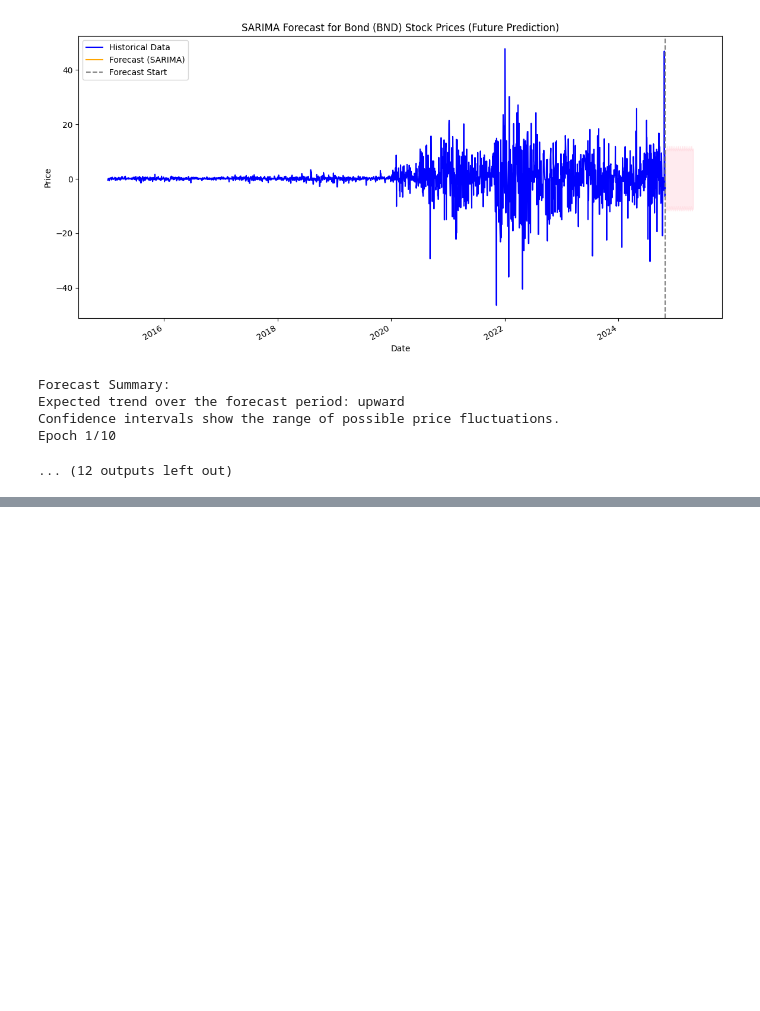
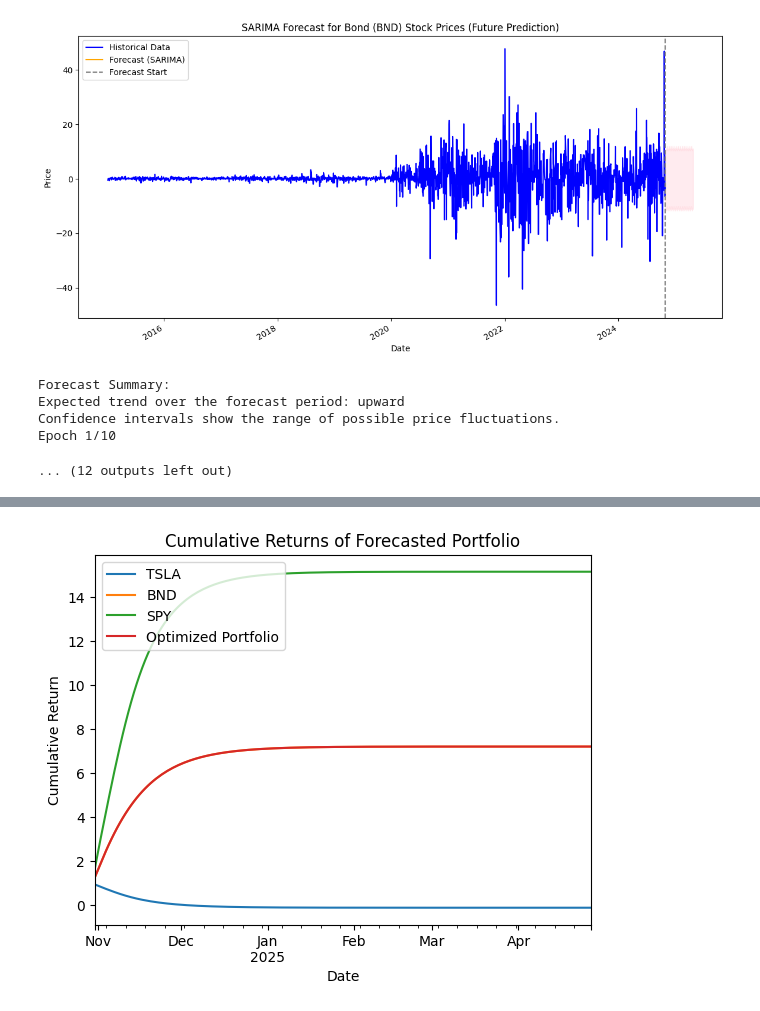
Before and after one commit to NaimaT15/time-series-forecasting-model-to-support-portfolio-optimization-for-GMF-Investments, a Jupyter notebook: notebooks/financial_analysis.ipynb, the cells around one changed output, grey strips where cells are left out. Drawn from its saved outputs; the diff is of its cells as text; code cells hidden in the pictures; blank space fills up the shorter version.

Commit message:
Portfolio Optimization

```diff
--- a/notebooks/financial_analysis.ipynb
+++ b/notebooks/financial_analysis.ipynb
@@ -437,3 +437,83 @@ Expected trend over the forecast period: upward
 Confidence intervals show the range of possible price fluctuations.
 Epoch 1/10
 ... (12 outputs left out)
+# %%
+import pandas as pd
+import numpy as np
+import matplotlib.pyplot as plt
+from scipy.optimize import minimize
+
+# Load forecasted data (assuming it’s saved from Task 3 as forecast_df)
+forecast_df = pd.DataFrame({
+    'TSLA': tsla_forecasted_prices,
+    'BND': bnd_forecasted_prices,
+    'SPY': spy_forecasted_prices
+})
+
+# Calculate Daily Returns
+daily_returns = forecast_df.pct_change().dropna()
+
+# Calculate Annualized Return (using average daily return * 252 trading days)
+annual_returns = daily_returns.mean() * 252
+
+# Covariance Matrix for Daily Returns (annualized)
+cov_matrix = daily_returns.cov() * 252
+
+# Define initial portfolio weights
+initial_weights = np.array([1/3, 1/3, 1/3])  # Equal allocation to start
+
+# Function to calculate portfolio metrics
+def portfolio_performance(weights, returns, cov_matrix):
+    port_return = np.dot(weights, returns)  # Expected portfolio return
+    port_volatility = np.sqrt(np.dot(weights.T, np.dot(cov_matrix, weights)))  # Portfolio risk
+    sharpe_ratio = port_return / port_volatility  # Sharpe Ratio
+    return port_return, port_volatility, sharpe_ratio
+
+# Objective function: Negative Sharpe Ratio (for minimization)
+def neg_sharpe_ratio(weights, returns, cov_matrix):
+    return -portfolio_performance(weights, returns, cov_matrix)[2]
+
+# Constraints: Weights sum to 1
+constraints = ({'type': 'eq', 'fun': lambda weights: np.sum(weights) - 1})
+# Bounds: Weights between 0 and 1
+bounds = tuple((0, 1) for _ in range(len(initial_weights)))
+
+# Optimization to maximize Sharpe Ratio
+optimal_results = minimize(neg_sharpe_ratio, initial_weights, args=(annual_returns, cov_matrix),
+                           method='SLSQP', bounds=bounds, constraints=constraints)
+
+# Optimal weights and portfolio performance
+optimal_weights = optimal_results.x
+opt_return, opt_volatility, opt_sharpe = portfolio_performance(optimal_weights, annual_returns, cov_matrix)
+
+# Value at Risk (VaR) calculation for Tesla at 95% confidence
+confidence_level = 0.95
+var_tsla = np.percentile(daily_returns['TSLA'], (1 - confidence_level) * 100)
+
+# Display Portfolio Metrics
+print("Optimal Portfolio Weights:", optimal_weights)
+print("Expected Portfolio Return:", opt_return)
+print("Portfolio Volatility (Risk):", opt_volatility)
+print("Sharpe Ratio:", opt_sharpe)
+print("95% Value at Risk for Tesla:", var_tsla)
+
+# Cumulative Returns Chart
+forecast_cumulative_returns = (daily_returns + 1).cumprod()
+forecast_cumulative_returns['Portfolio'] = (daily_returns @ optimal_weights + 1).cumprod()
+
+plt.figure(figsize=(12, 8))
+forecast_cumulative_returns.plot()
+plt.title('Cumulative Returns of Forecasted Portfolio')
+plt.xlabel('Date')
+plt.ylabel('Cumulative Return')
+plt.legend(['TSLA', 'BND', 'SPY', 'Optimized Portfolio'])
+plt.show()
+
+# Summary
+print("Summary of Portfolio Optimization:")
+print(" - Expected Annual Return:", opt_return)
+print(" - Portfolio Volatility:", opt_volatility)
+print(" - Sharpe Ratio:", opt_sharpe)
+print(" - Optimal Allocation:", dict(zip(forecast_df.columns, optimal_weights)))
+print(" - Value at Risk (95% Confidence) for TSLA:", var_tsla)
+# %% [output]
@@ -439,0 +526 @@ Epoch 1/10
+[figure, added]
```
Also changed, not shown: parts of 1 cell of this notebook.
